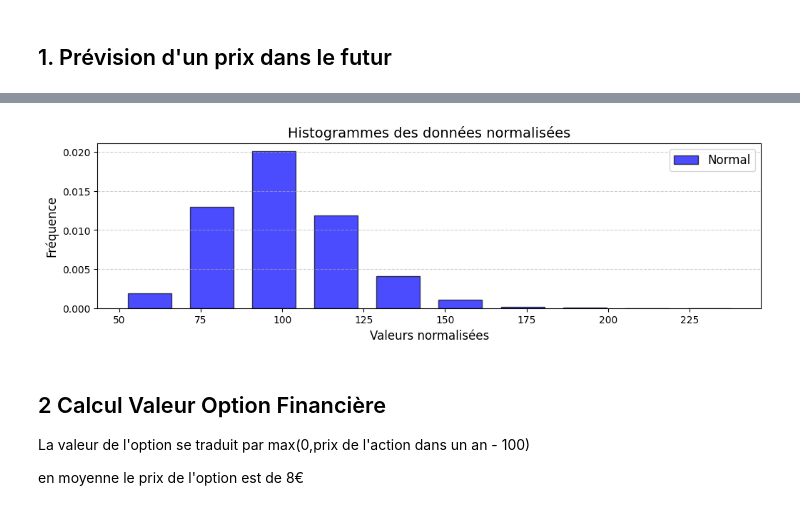
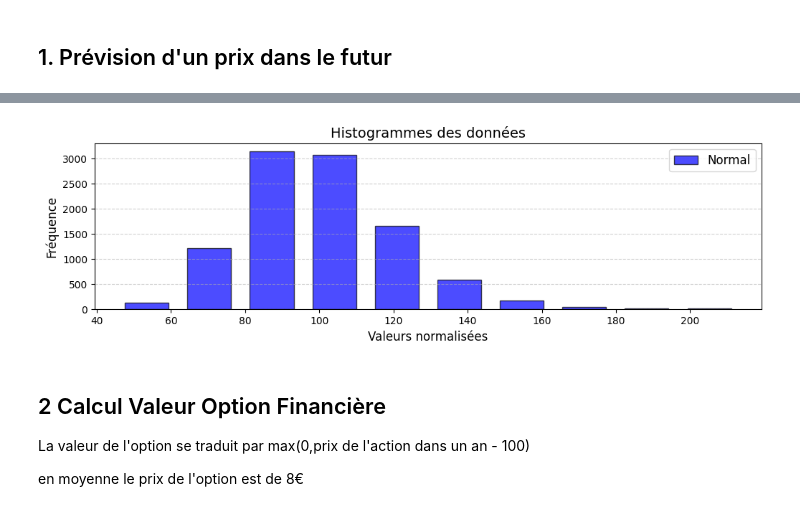
Before and after one commit to MatthieuHanania/financial-exercices, a Jupyter notebook: MonteCarlo/Loi normale.ipynb, the cells around one changed output, grey strips where cells are left out. Drawn from its saved outputs; the diff is of its cells as text; code cells hidden in the pictures.

```diff
--- a/MonteCarlo/Loi normale.ipynb
+++ b/MonteCarlo/Loi normale.ipynb
@@ -83,21 +84,21 @@ plt.show()
 # %%
 ## histogramme des valeurs à expiration
 
 normal_normalized = (list_final_prices_normal - np.min(list_final_prices_normal)) / (np.max(list_final_prices_normal) - np.min(list_final_prices_normal))
 lognormal_normalized = (list_final_prices_logNormal - np.min(list_final_prices_logNormal)) / (np.max(list_final_prices_logNormal) - np.min(list_final_prices_logNormal))
 
 plt.figure(figsize=(12, 3))
-plt.hist(list_final_prices_normal,color='blue', alpha=0.7, edgecolor='black',rwidth=0.7, label='Normal',density='True')
+plt.hist(list_final_prices_normal,color='blue', alpha=0.7, edgecolor='black',rwidth=0.7, label='Normal')
 #plt.hist(list_final_prices_logNormal,color='green', alpha=0.7, edgecolor='black',rwidth=0.7, label='LogNormal Normalized',density=True)
 
 plt.xlabel('Valeurs normalisées', fontsize=12)
 plt.ylabel('Fréquence', fontsize=12)
-plt.title('Histogrammes des données normalisées', fontsize=14)
+plt.title('Histogramme des données', fontsize=14)
 plt.legend(fontsize=12)
 plt.grid(axis='y', linestyle='--', alpha=0.6)
 plt.show()
 # %% [output]
-[figure, old version]
+[figure, new version]
 # %% [markdown]
 ## 2 Calcul Valeur Option Financière
 
```
Also changed, not shown: parts of 8 cells of this notebook, 2 other files.
